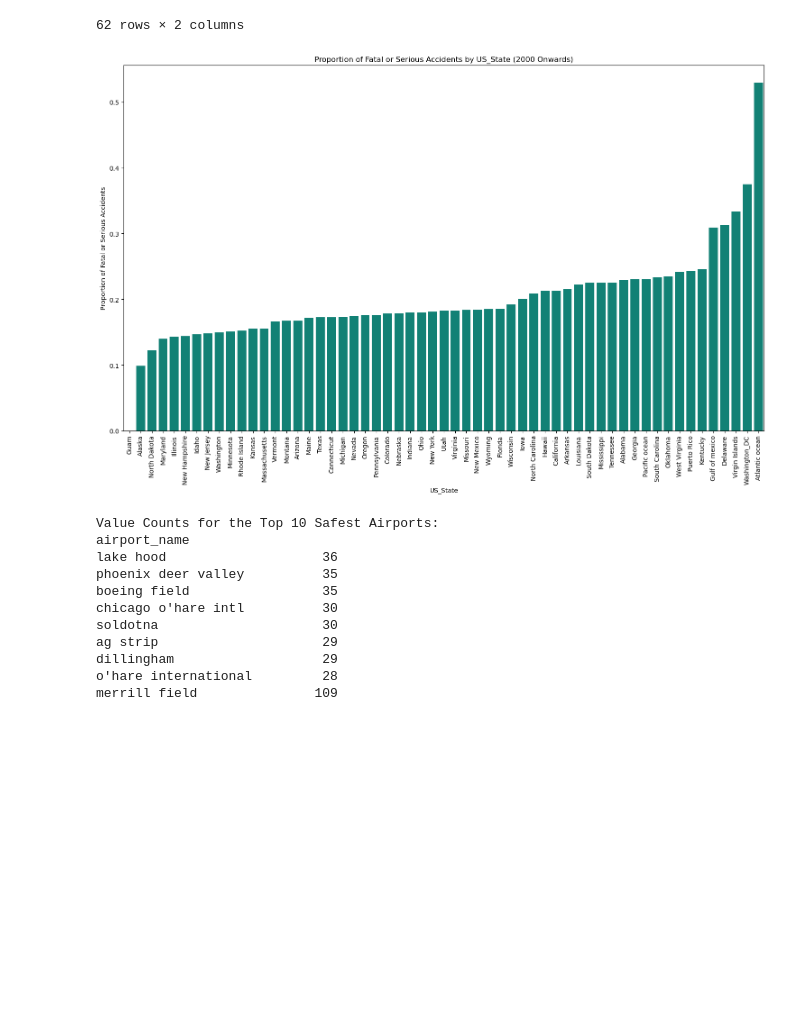
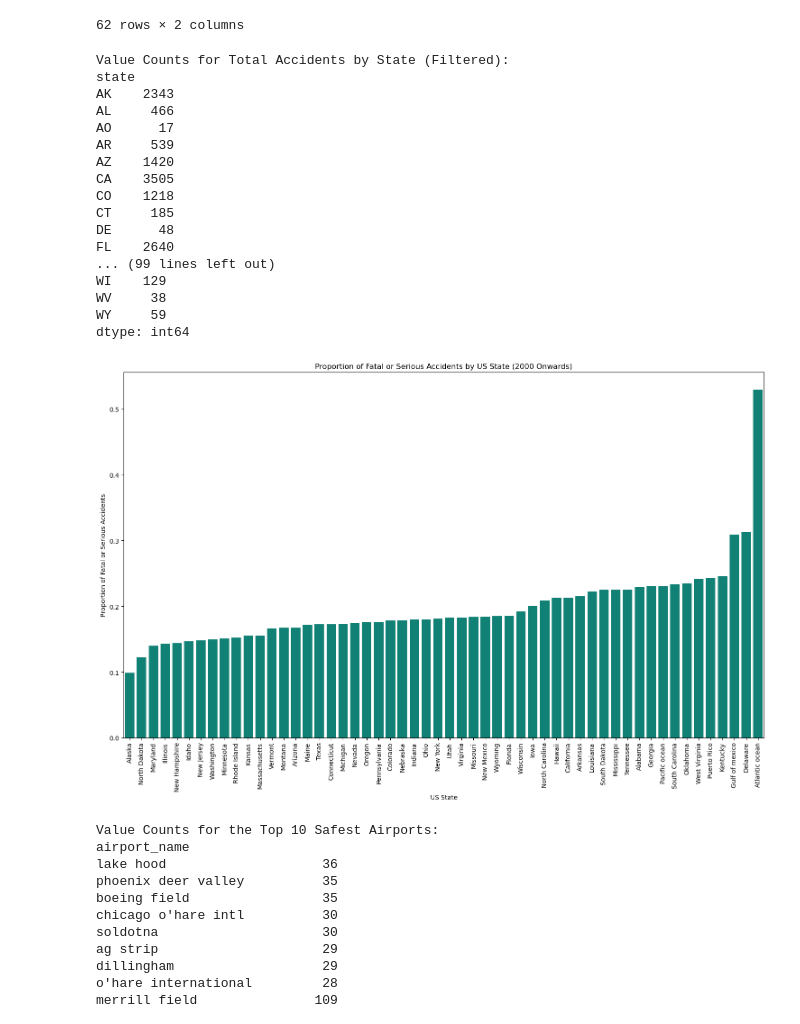
Before and after one commit to emmascotson/aviation-venture-risk-eda, a Jupyter notebook: aviation-venture-risk-eda.ipynb, the cells around one changed output. Cells and saved outputs as stored; diff of their text form; code cells hidden in the pictures; blank space fills up the shorter version.

```diff
--- a/aviation-venture-risk-eda.ipynb
+++ b/aviation-venture-risk-eda.ipynb
@@ -3508,37 +3508,67 @@ uscode_data
 | 61 | Pacific ocean | PO |
 62 rows × 2 columns
 # %%
+# Minimum number of accidents required to include the state in the analysis
+min_count = 10
+
 # Convert the state codes to a dictionary
 state_code_dict = pd.Series(uscode_data.US_State.values, index=uscode_data.Abbreviation).to_dict()
 
 # Filter the data to include only accidents from 2000 onwards
 aviation_data_filtered = aviation_data[aviation_data['event_date'].dt.year >= 2000]
 
 # Calculate the total accidents and fatal or serious accidents for each state
 total_accidents_by_state = aviation_data_filtered.groupby('state').size()
-fatal_serious_accidents_by_state = aviation_data_filtered[aviation_data_filtered['severity_category'] == 'Fatal or Serious'].groupby('state').size()
+fatal_serious_accidents_by_state = aviation_data_filtered[aviation_data['severity_category'] == 'Fatal or Serious'].groupby('state').size()
 
 # Fill missing states in fatal_serious_accidents_by_state with 0
 fatal_serious_accidents_by_state = fatal_serious_accidents_by_state.reindex(total_accidents_by_state.index, fill_value=0)
 
+# Filter states by minimum number of accidents
+filtered_total_accidents_by_state = total_accidents_by_state[total_accidents_by_state >= min_count]
+filtered_fatal_serious_accidents_by_state = fatal_serious_accidents_by_state.reindex(filtered_total_accidents_by_state.index, fill_value=0)
+
 # Calculate the proportions
-safety_proportions_by_state = (fatal_serious_accidents_by_state / total_accidents_by_state).sort_values()
+filtered_safety_proportions_by_state = (filtered_fatal_serious_accidents_by_state / filtered_total_accidents_by_state).sort_values()
 
 # Replace state codes with full names
-safety_proportions_by_state.index = safety_proportions_by_state.index.map(state_code_dict)
+filtered_safety_proportions_by_state.index = filtered_safety_proportions_by_state.index.map(state_code_dict)
+
+# Print value counts for the filtered states
+print("Value Counts for Total Accidents by State (Filtered):")
+print(filtered_total_accidents_by_state)
+print("\nValue Counts for Fatal or Serious Accidents by State (Filtered):")
+print(filtered_fatal_serious_accidents_by_state)
 
 # Plotting
 plt.figure(figsize=(15, 10))
-sns.barplot(x=safety_proportions_by_state.index, y=safety_proportions_by_state.values, palette=['#009384'])
+sns.barplot(x=filtered_safety_proportions_by_state.index, y=filtered_safety_proportions_by_state.values, palette=['#009384'])
 
-plt.title('Proportion of Fatal or Serious Accidents by US_State (2000 Onwards)')
-plt.xlabel('US_State')
+plt.title('Proportion of Fatal or Serious Accidents by US State (2000 Onwards)')
+plt.xlabel('US State')
 plt.ylabel('Proportion of Fatal or Serious Accidents')
 plt.xticks(rotation=90)
 plt.tight_layout()
 plt.show()
 # %% [output]
+Value Counts for Total Accidents by State (Filtered):
+state
+AK    2343
+AL     466
+AO      17
+AR     539
+AZ    1420
+CA    3505
+CO    1218
+CT     185
+DE      48
+FL    2640
+... (99 lines left out)
+WI    129
+WV     38
+WY     59
+dtype: int64
-[figure, old version]
+[figure, new version]
 # %%
 # Define the minimum number of accidents required
 min_accidents = 10
```
Also changed, not shown: parts of 3 cells of this notebook, 1 other file.
